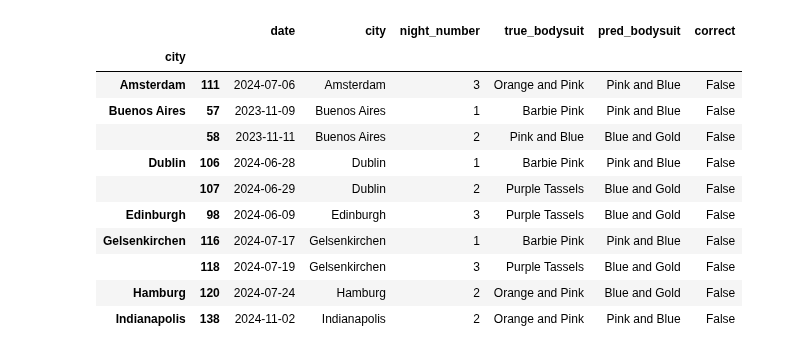
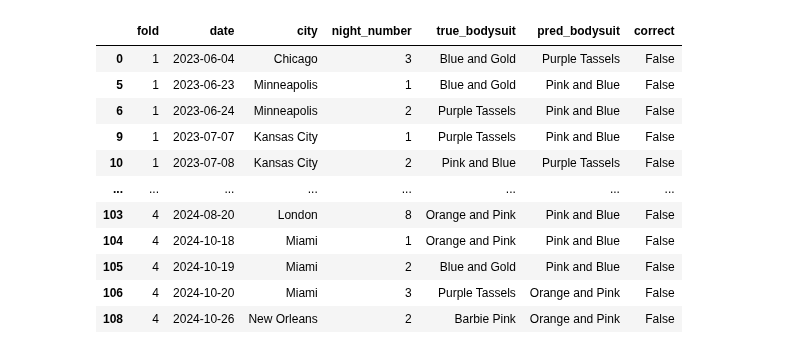
Before and after one commit to laurencosgrove/eras-predictor, a Jupyter notebook: workspace.ipynb, the cells around one changed output. Cells and saved outputs as stored; diff of their text form; code cells hidden in the pictures.

```diff
--- a/workspace.ipynb
+++ b/workspace.ipynb
@@ -33,9 +33,6 @@ df['dayofweek'] = df['date'].dt.dayofweek
 # split city, state, country
 # if 2 commas - city, state, country
 # if 1 comma - city, country
-
-
-# Function to split properly
 def split_city(x):
     parts = [p.strip() for p in x.split(',')]
     if len(parts) == 3:
@@ -45,9 +42,10 @@ def split_city(x):
     else:  # fallback
         return pd.Series({'city': parts[0], 'state': None, 'country': None})
 
-# Apply function
 df[['city', 'state', 'country']] = df['city'].apply(split_city)
 
+# add column for tour leg - 1 before may 9, 2024, 2 after
+df['tour_leg'] = np.where(df['date'] < pd.to_datetime("2024-05-09"), 1, 2)
 
 df.head()
 # %% [output]
@@ -120,19 +141,49 @@ Accuracy: 0.4
 # %%
-results = pd.DataFrame({
-    'date': df.loc[~train_mask, 'date'],
-    'city': df.loc[~train_mask, 'city'],
-    'night_number': df.loc[~train_mask, 'night_number'],
-    'true_bodysuit': le.inverse_transform(y_test),
-    'pred_bodysuit': le.inverse_transform(y_pred)
-})
+all_results = []
 
-# Add a column showing if it was correct
-results['correct'] = results['true_bodysuit'] == results['pred_bodysuit']
+for k in range(n_splits - 1):
+    # Train on chunk k, test on chunk k+1
+    train_dates = dates[k*chunk_size : (k+1)*chunk_size]
+    test_dates = dates[(k+1)*chunk_size : (k+2)*chunk_size]
 
-# Filter misclassified rows
+    train_mask = df['date'].isin(train_dates)
+    test_mask = df['date'].isin(test_dates)
+
+    X_train, X_test = X[train_mask], X[test_mask]
+    y_train, y_test = y_encoded[train_mask], y_encoded[test_mask]
+
+    # Train model
+    clf = RandomForestClassifier(n_estimators=200, random_state=42, class_weight='balanced')
+    clf.fit(X_train, y_train)
+
+    # Predict
+    y_pred = clf.predict(X_test)
+
+    # Evaluate
+    acc = accuracy_score(y_test, y_pred)
+    print(f"Fold {k+1} accuracy: {acc:.3f}")
+
+    # -----------------------------
+    # Save results for inspection
+    # -----------------------------
+    fold_results = pd.DataFrame({
+        'fold': k+1,
+        'date': df.loc[test_mask, 'date'],
+        'city': df.loc[test_mask, 'city'],
+        'night_number': df.loc[test_mask, 'night_number'],
+        'true_bodysuit': le.inverse_transform(y_test),
+        'pred_bodysuit': le.inverse_transform(y_pred)
+    })
+    fold_results['correct'] = fold_results['true_bodysuit'] == fold_results['pred_bodysuit']
+
+    all_results.append(fold_results)
+
+# Combine all folds
+results = pd.concat(all_results, ignore_index=True)
+
+# Filter misclassified
 misclassified = results[results['correct'] == False]
 
-# Inspect
 print(f"Number of misclassified rows: {len(misclassified)}")
-misclassified.head(10)
+misclassified.head(62)
 # %% [output]
@@ -140,12 +195,12 @@ Number of misclassified rows: 63
-|  |  | date | city | night_number | true_bodysuit | pred_bodysuit | correct |
-| city |  |  |  |  |  |  |  |
-| Amsterdam | 111 | 2024-07-06 | Amsterdam | 3 | Orange and Pink | Pink and Blue | False |
-| Buenos Aires | 57 | 2023-11-09 | Buenos Aires | 1 | Barbie Pink | Pink and Blue | False |
-|  | 58 | 2023-11-11 | Buenos Aires | 2 | Pink and Blue | Blue and Gold | False |
-| Dublin | 106 | 2024-06-28 | Dublin | 1 | Barbie Pink | Pink and Blue | False |
-|  | 107 | 2024-06-29 | Dublin | 2 | Purple Tassels | Blue and Gold | False |
-| Edinburgh | 98 | 2024-06-09 | Edinburgh | 3 | Purple Tassels | Blue and Gold | False |
-| Gelsenkirchen | 116 | 2024-07-17 | Gelsenkirchen | 1 | Barbie Pink | Pink and Blue | False |
-|  | 118 | 2024-07-19 | Gelsenkirchen | 3 | Purple Tassels | Blue and Gold | False |
-| Hamburg | 120 | 2024-07-24 | Hamburg | 2 | Orange and Pink | Blue and Gold | False |
-| Indianapolis | 138 | 2024-11-02 | Indianapolis | 2 | Orange and Pink | Pink and Blue | False |
+|  | fold | date | city | night_number | true_bodysuit | pred_bodysuit | correct |
+| 0 | 1 | 2023-06-04 | Chicago | 3 | Blue and Gold | Purple Tassels | False |
+| 5 | 1 | 2023-06-23 | Minneapolis | 1 | Blue and Gold | Pink and Blue | False |
+| 6 | 1 | 2023-06-24 | Minneapolis | 2 | Purple Tassels | Pink and Blue | False |
+| 9 | 1 | 2023-07-07 | Kansas City | 1 | Purple Tassels | Pink and Blue | False |
+| 10 | 1 | 2023-07-08 | Kansas City | 2 | Pink and Blue | Purple Tassels | False |
+| ... | ... | ... | ... | ... | ... | ... | ... |
+| 103 | 4 | 2024-08-20 | London | 8 | Orange and Pink | Pink and Blue | False |
+| 104 | 4 | 2024-10-18 | Miami | 1 | Orange and Pink | Pink and Blue | False |
+| 105 | 4 | 2024-10-19 | Miami | 2 | Blue and Gold | Pink and Blue | False |
+| 106 | 4 | 2024-10-20 | Miami | 3 | Purple Tassels | Orange and Pink | False |
+| 108 | 4 | 2024-10-26 | New Orleans | 2 | Barbie Pink | Orange and Pink | False |
```
Also changed, not shown: parts of 10 cells of this notebook.
